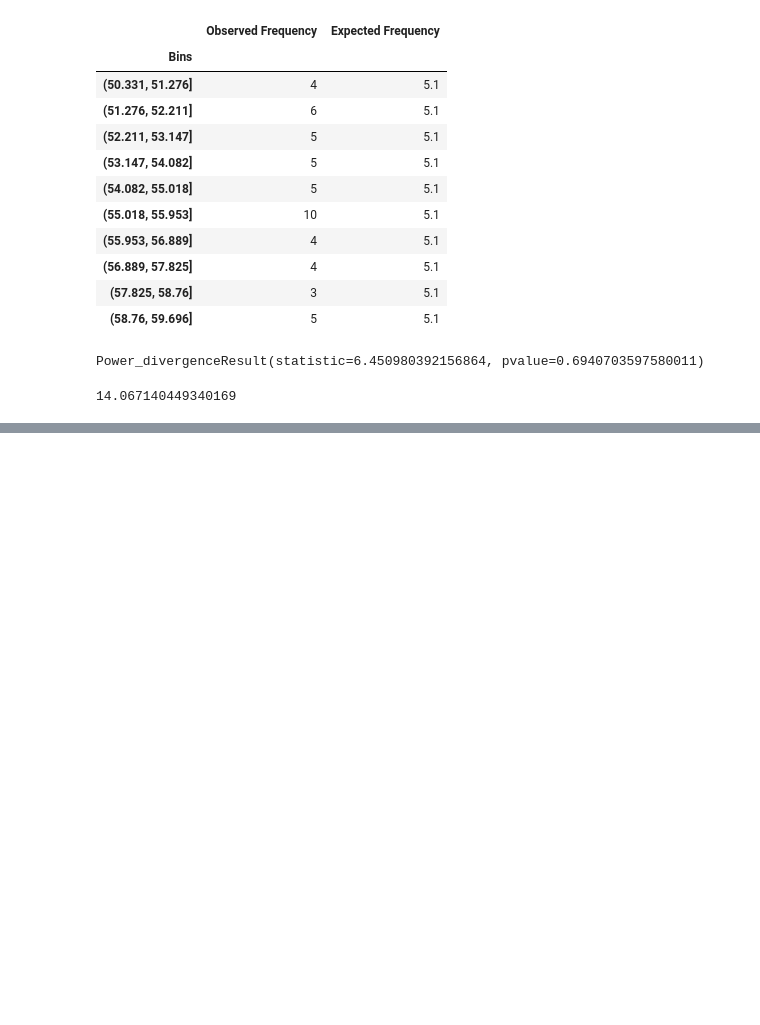
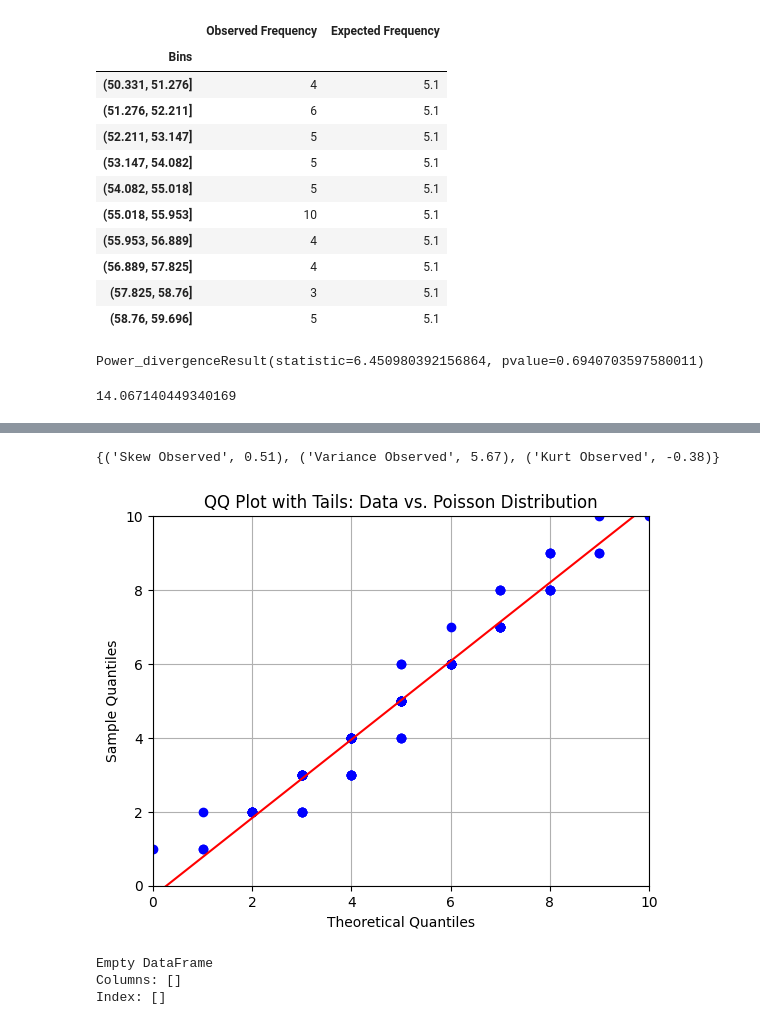
Before and after one commit to Sanjeeviit/Business-Analytics, a Jupyter notebook: BAWEEK2CHISQ.ipynb, the cells around one changed output, grey strips where cells are left out. Drawn from its saved outputs; the diff is of its cells as text; code cells hidden in the pictures; blank space fills up the shorter version.

```diff
--- a/BAWEEK2CHISQ.ipynb
+++ b/BAWEEK2CHISQ.ipynb
@@ -130,0 +164,6 @@ chi2.ppf(0.95,len(df_2)-2-1)
+# %%
+stats_labels = ['Variance Observed' , 'Skew Observed', 'Kurt Observed']
+stats_values = [round(df['obs'].var(), 2), round(df['obs'].skew(),2), round(df['obs'].kurt(),2)]
+print(set(zip(stats_labels,stats_values)))
+# %% [output]
+{('Skew Observed', 0.51), ('Variance Observed', 5.67), ('Kurt Observed', -0.38)}
@@ -130,0 +180,25 @@ chi2.ppf(0.95,len(df_2)-2-1)
+# %%
+import matplotlib.pyplot as plt
+import numpy as np
+import scipy.stats as stats
+
+# Assuming your data is in a NumPy array named 'data'
+data = df['obs'].to_numpy()  # Convert to NumPy array if needed
+
+# Create the QQ plot with tails
+fig = plt.figure()
+stats.probplot(data, dist="poisson", sparams=(data.mean(),), plot=plt)  # Use estimated mean for lambda
+
+# Customize the plot
+plt.title("QQ Plot with Tails: Data vs. Poisson Distribution")
+plt.xlabel("Theoretical Quantiles")
+plt.ylabel("Sample Quantiles")
+plt.grid(True)
+
+# Zoom in on the tails
+plt.xlim(0, 10)  # Adjust limits as needed for your data
+plt.ylim(0, 10)  # Adjust limits as needed for your data
+
+plt.show()
+# %% [output]
+[figure, added]
@@ -130,0 +208,8 @@ chi2.ppf(0.95,len(df_2)-2-1)
+# %%
+# creating new data frame
+grouped_df = pd.DataFrame()
+print(grouped_df)
+# %% [output]
+Empty DataFrame
+Columns: []
+Index: []
```
Also changed, not shown: parts of 11 cells of this notebook.
